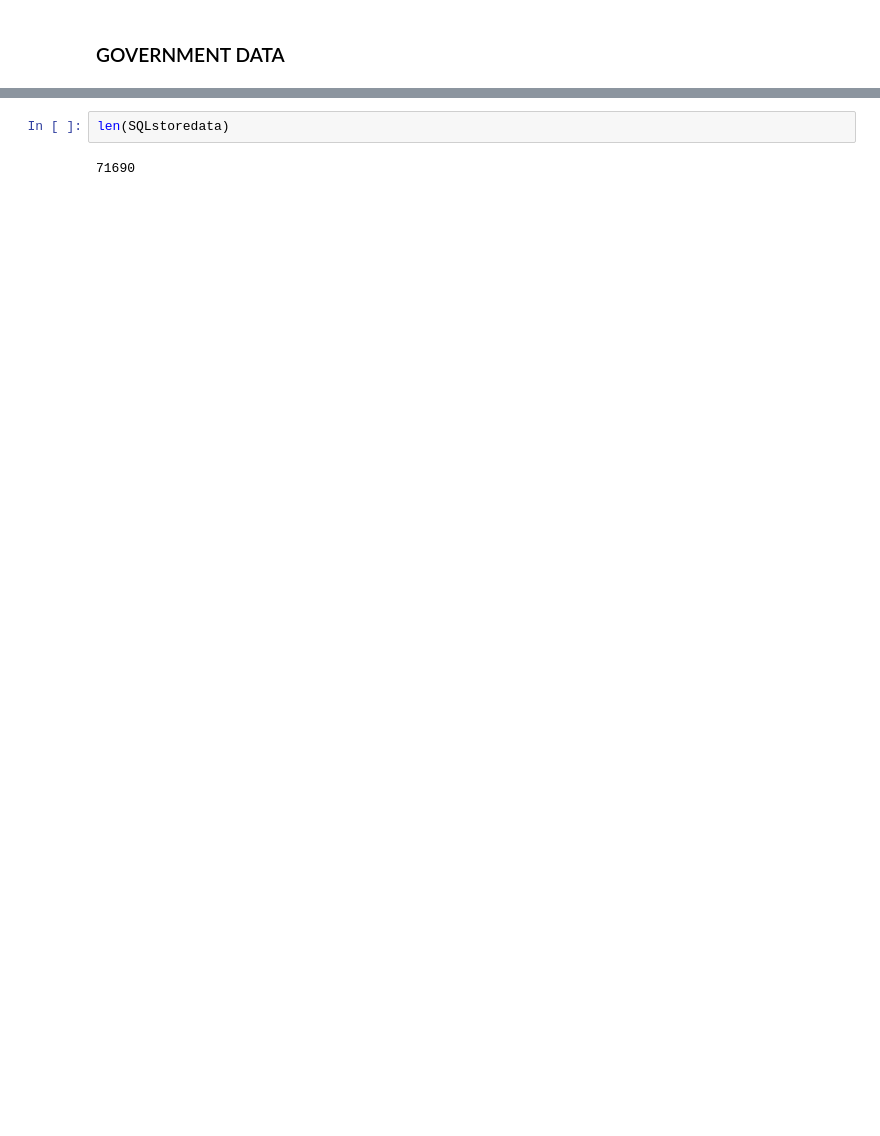
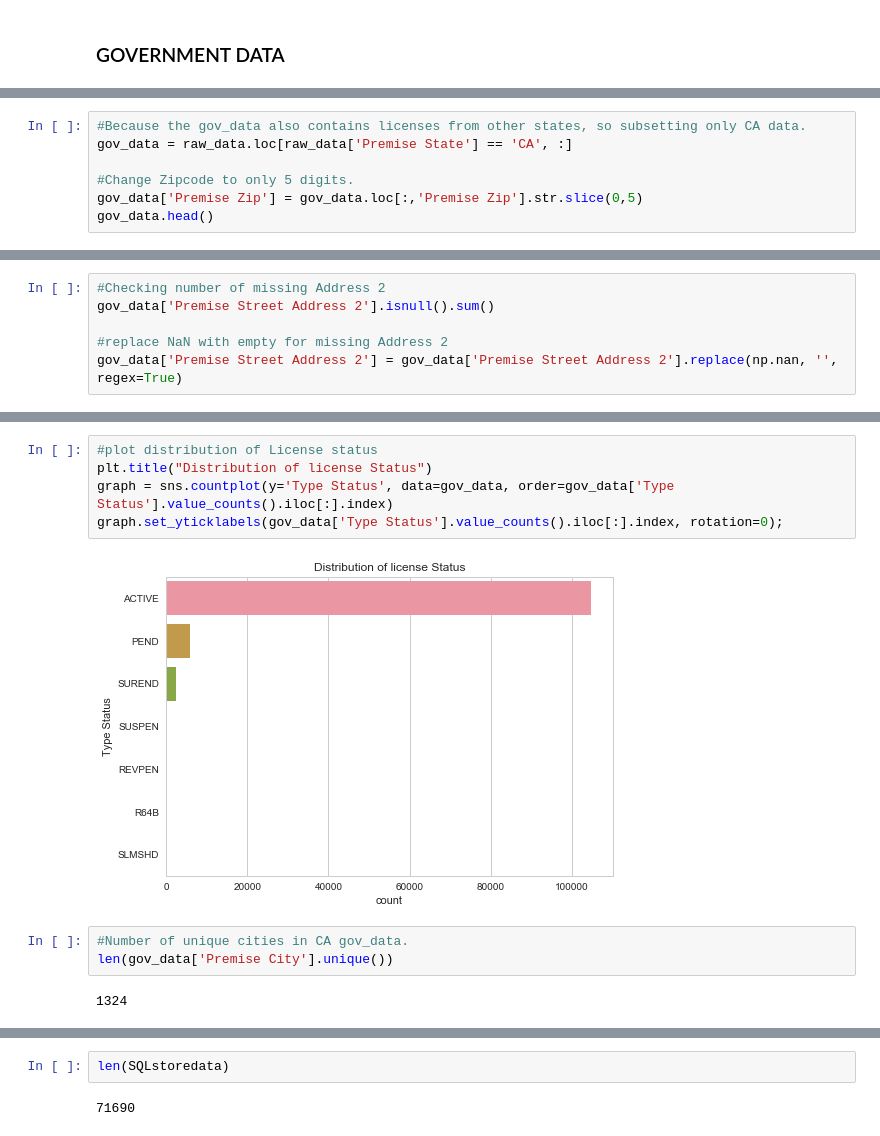
Before and after one commit to snowCbrands/1st_Repo, a Jupyter notebook: California LicenseV2.ipynb, the cells around one changed output, grey strips where cells are left out. Cells and saved outputs as stored; diff of their text form; blank space fills up the shorter version.

```diff
--- a/California LicenseV2.ipynb
+++ b/California LicenseV2.ipynb
@@ -179,0 +36,7 @@ SQLstoredata.head()
+# %%
+#Because the gov_data also contains licenses from other states, so subsetting only CA data.
+gov_data = raw_data.loc[raw_data['Premise State'] == 'CA', :]
+
+#Change Zipcode to only 5 digits.
+gov_data['Premise Zip'] = gov_data.loc[:,'Premise Zip'].str.slice(0,5)
+gov_data.head()
@@ -179,0 +90,6 @@ SQLstoredata.head()
+# %%
+#Checking number of missing Address 2
+gov_data['Premise Street Address 2'].isnull().sum()
+
+#replace NaN with empty for missing Address 2
+gov_data['Premise Street Address 2'] = gov_data['Premise Street Address 2'].replace(np.nan, '', regex=True)
@@ -179,0 +114,12 @@ SQLstoredata.head()
+# %%
+#plot distribution of License status
+plt.title("Distribution of license Status")
+graph = sns.countplot(y='Type Status', data=gov_data, order=gov_data['Type Status'].value_counts().iloc[:].index)
+graph.set_yticklabels(gov_data['Type Status'].value_counts().iloc[:].index, rotation=0);
+# %% [output]
+[figure, added]
+# %%
+#Number of unique cities in CA gov_data.
+len(gov_data['Premise City'].unique())
+# %% [output]
+1324
```
Also changed, not shown: parts of 142 cells of this notebook.
